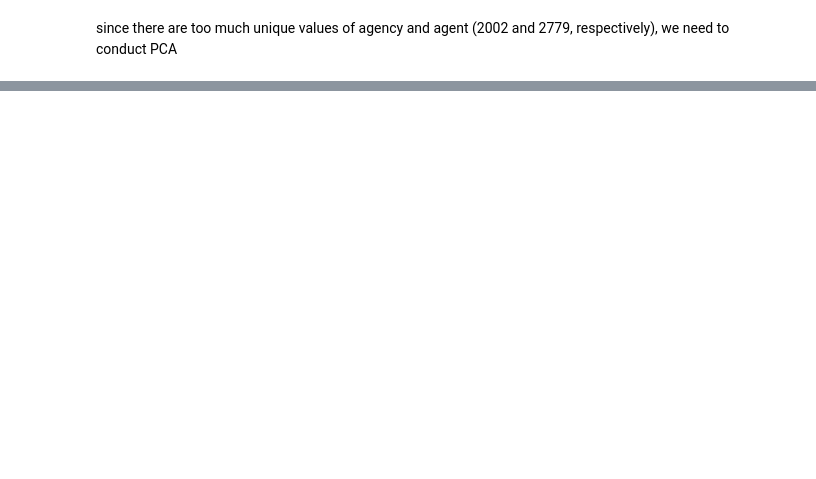
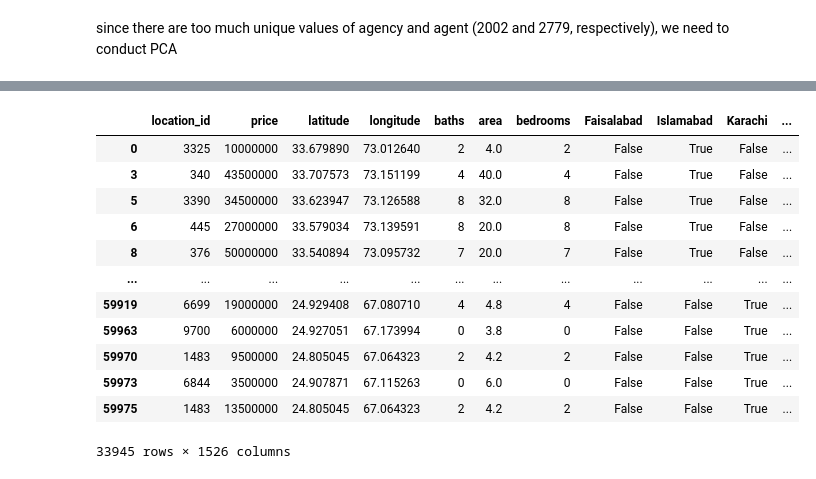
Before and after one commit to Hexy00123/Sum2024MLOps, a Jupyter notebook: notebooks/EDA.ipynb, the cells around one changed output, grey strips where cells are left out. Saved outputs shown, nothing was run; the diff lists cells and outputs as text; code cells hidden in the pictures; blank space fills up the shorter version.

```diff
--- a/notebooks/EDA.ipynb
+++ b/notebooks/EDA.ipynb
@@ -271,0 +385,8 @@ df
+# %%
+purposes = pd.get_dummies(df['purpose'])
+df = df.drop('purpose', axis=1)
+df = df.join(purposes)
+provinces = pd.get_dummies(df['province_name'])
+df = df.drop('province_name', axis=1)
+df = df.join(provinces)
+df
@@ -271,0 +407,4 @@ df
+# %%
+pca = PCA(n_components=500).fit(pd.get_dummies(df['location']))
+location_pca = pca.transform(pd.get_dummies(df['location']))
+print(pca.n_components_, pca.explained_variance_ratio_.sum())
@@ -271,0 +413,4 @@ df
+# %%
+df = df.drop('location', axis=1)
+df = df.join(pd.DataFrame(location_pca), rsuffix='_location')
+df
@@ -271,0 +446,20 @@ df
+# %%
+df['date_added'] = pd.to_datetime(df['date_added'])
+df['year'] = df['date_added'].dt.year
+df['month'] = df['date_added'].dt.month
+df = df.drop('date_added', axis=1)
+df
+# %% [output]
+|  | location_id | price | latitude | longitude | baths | area | bedrooms | Faisalabad | Islamabad | Karachi | ... |
+| 0 | 3325 | 10000000 | 33.679890 | 73.012640 | 2 | 4.0 | 2 | False | True | False | ... |
+| 3 | 340 | 43500000 | 33.707573 | 73.151199 | 4 | 40.0 | 4 | False | True | False | ... |
+| 5 | 3390 | 34500000 | 33.623947 | 73.126588 | 8 | 32.0 | 8 | False | True | False | ... |
+| 6 | 445 | 27000000 | 33.579034 | 73.139591 | 8 | 20.0 | 8 | False | True | False | ... |
+| 8 | 376 | 50000000 | 33.540894 | 73.095732 | 7 | 20.0 | 7 | False | True | False | ... |
+| ... | ... | ... | ... | ... | ... | ... | ... | ... | ... | ... | ... |
+| 59919 | 6699 | 19000000 | 24.929408 | 67.080710 | 4 | 4.8 | 4 | False | False | True | ... |
+| 59963 | 9700 | 6000000 | 24.927051 | 67.173994 | 0 | 3.8 | 0 | False | False | True | ... |
+| 59970 | 1483 | 9500000 | 24.805045 | 67.064323 | 2 | 4.2 | 2 | False | False | True | ... |
+| 59973 | 6844 | 3500000 | 24.907871 | 67.115263 | 0 | 6.0 | 0 | False | False | True | ... |
+| 59975 | 1483 | 13500000 | 24.805045 | 67.064323 | 2 | 4.2 | 2 | False | False | True | ... |
+33945 rows × 1526 columns
```
Also changed, not shown: parts of 17 cells of this notebook.
